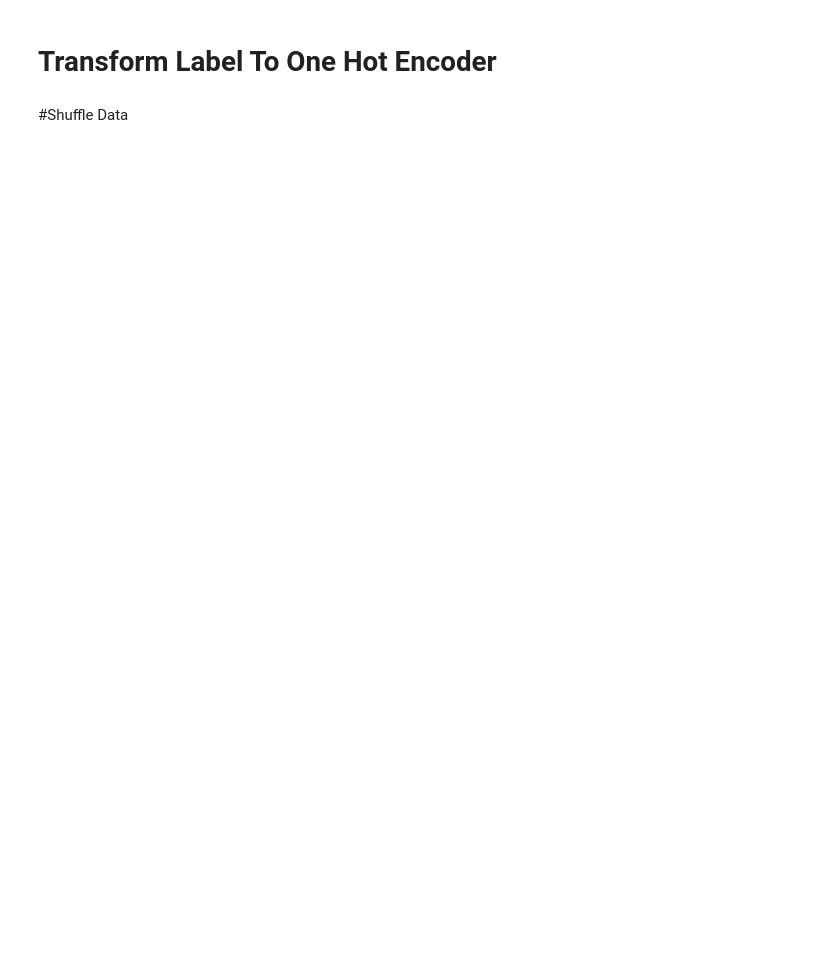
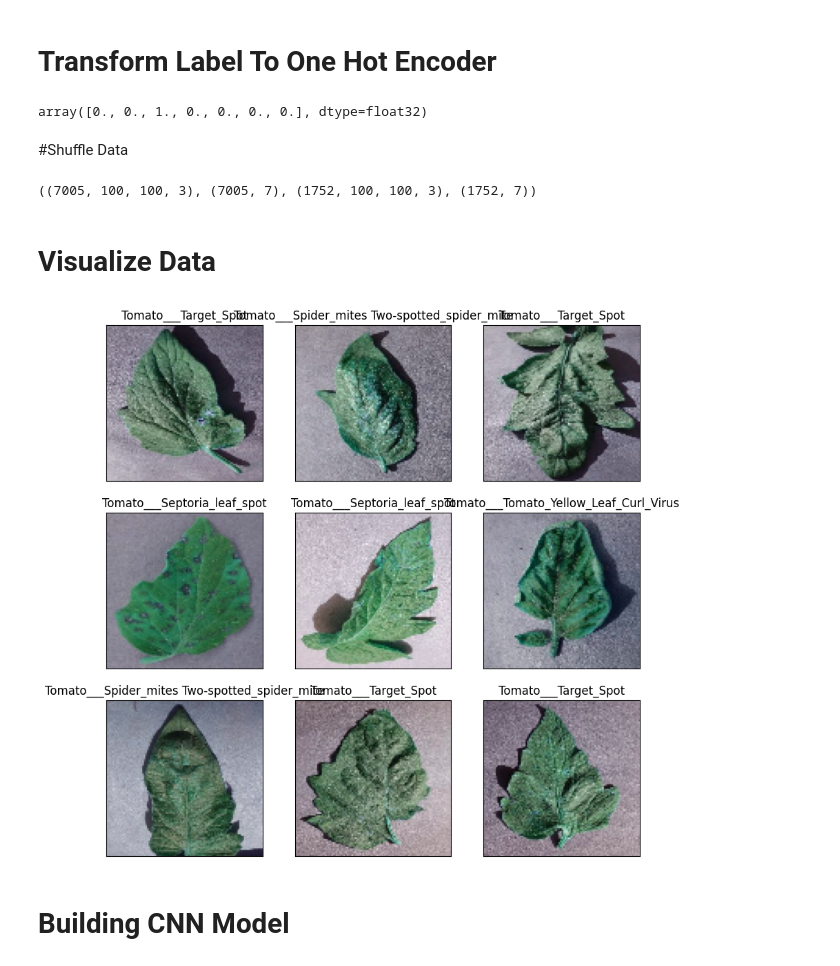
Before and after one commit to akshkalyani/Minor-Project, a Jupyter notebook: leafdiseases.ipynb, the cells around one changed output. Drawn from its saved outputs; the diff is of its cells as text; code cells hidden in the pictures; blank space fills up the shorter version.

```diff
--- a/leafdiseases.ipynb
+++ b/leafdiseases.ipynb
@@ -27,10 +31,12 @@ import pickle
 # %% [markdown]
 # Reading Data Image
 # %%
-path_folder = "/kaggle/input/new-plant-diseases-dataset/New Plant Diseases Dataset(Augmented)/New Plant Diseases Dataset(Augmented)/train"
+path_folder = "/content/drive/My Drive/test"
 class_name = os.listdir(path_folder)
 class_name.sort()
-class_name = class_name[:4] + class_name[20:23]
+#class_name = class_name[:4] + class_name[20:23]
+
+class_name = class_name[4:11]
 print(class_name)
 image_data = []
 label_data = []
@@ -61,6 +79,8 @@ print(data.shape)
 # %%
 label_num = to_categorical(label, len(class_name))
 label_num[100]
+# %% [output]
+array([0., 0., 1., 0., 0., 0., 0.], dtype=float32)
 # %% [markdown]
 #Shuffle Data
 # %%
@@ -68,3 +88,19 @@ x_img, y_img = shuffle(data, label_num)
 x_train, x_test, y_train, y_test = train_test_split(x_img, y_img, train_size=0.8)
 # %%
 x_train.shape, y_train.shape, x_test.shape, y_test.shape
+# %% [output]
+((7005, 100, 100, 3), (7005, 7), (1752, 100, 100, 3), (1752, 7))
+# %% [markdown]
+# Visualize Data
+# %%
+plt.figure(figsize=(10, 10))
+for i in range(0, 9):
+    plt.subplot(3, 3, i+1)
+    plt.xticks([])
+    plt.yticks([])
+    plt.imshow(x_train[i])
+    plt.title(class_name[np.argmax(y_train[i])])
+# %% [output]
+[figure, added]
+# %% [markdown]
+# Building CNN Model
```
Also changed, not shown: parts of 13 cells of this notebook.
